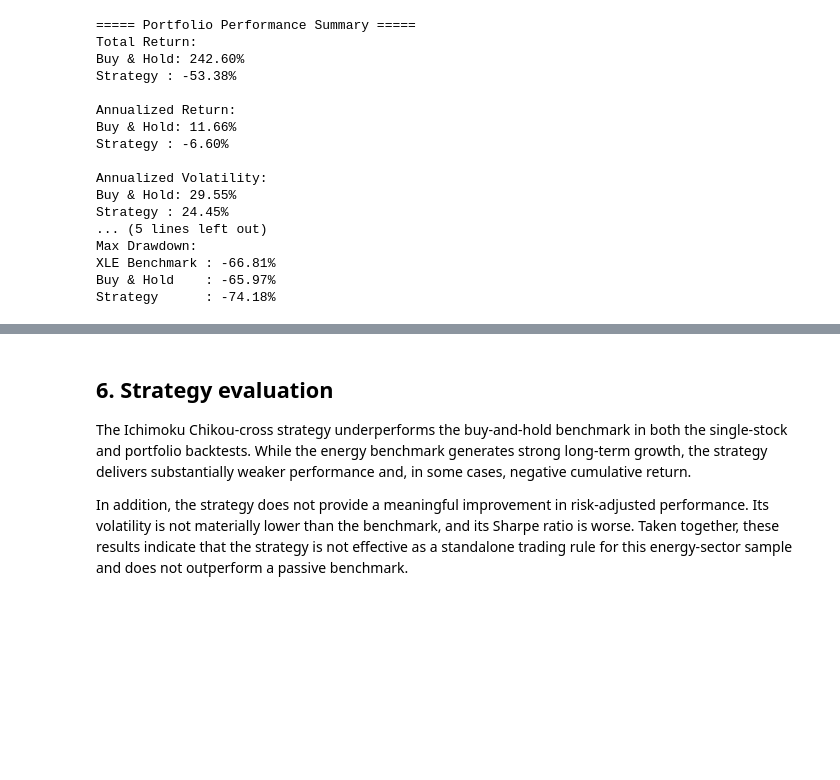
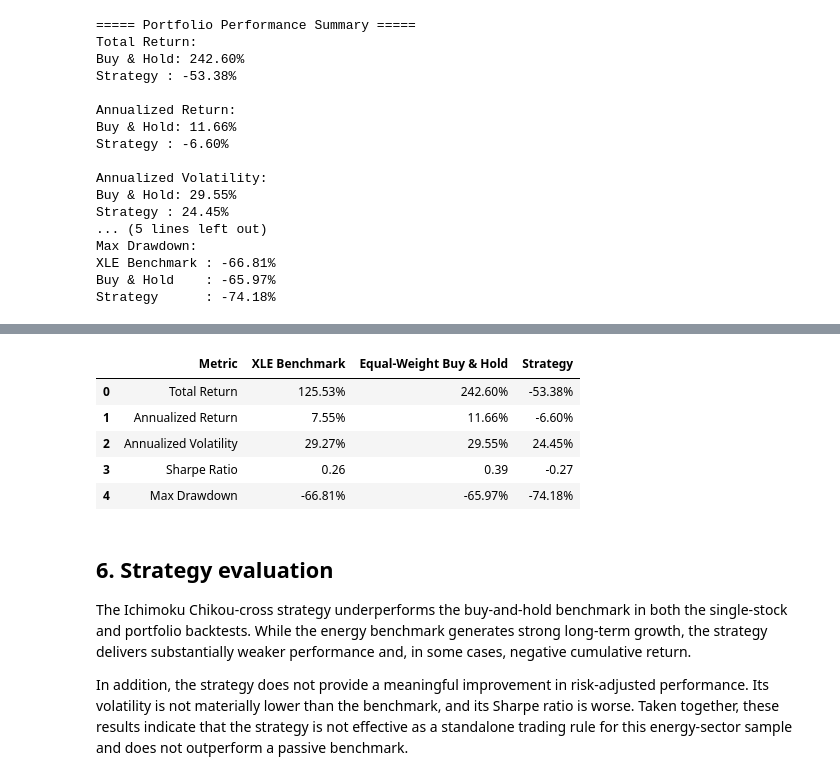
Before and after one commit to kangcheng-lin/energy-sector-ichimoku-backtest, a Jupyter notebook: ichimoku_energy_backtest.ipynb, the cells around one changed output, grey strips where cells are left out. Drawn from its saved outputs; the diff is of its cells as text; code cells hidden in the pictures; blank space fills up the shorter version.

```diff
--- a/ichimoku_energy_backtest.ipynb
+++ b/ichimoku_energy_backtest.ipynb
@@ -529,3 +557,27 @@ summary
+# %%
+# a better presentation
+summary_fmt = summary.copy().astype(object)
+
+pct_rows = ["Total Return", "Annualized Return", "Annualized Volatility", "Max Drawdown"]
+
+for row in pct_rows:
+    mask = summary_fmt["Metric"] == row
+    for col in ["XLE Benchmark", "Equal-Weight Buy & Hold", "Strategy"]:
+        summary_fmt.loc[mask, col] = summary_fmt.loc[mask, col].map(lambda x: f"{x*100:.2f}%")
+
+mask = summary_fmt["Metric"] == "Sharpe Ratio"
+
+for col in ["XLE Benchmark", "Equal-Weight Buy & Hold", "Strategy"]:
+    summary_fmt.loc[mask, col] = summary_fmt.loc[mask, col].map(lambda x: f"{x:.2f}")
+
+summary_fmt
+# %% [output]
+|  | Metric | XLE Benchmark | Equal-Weight Buy & Hold | Strategy |
+| 0 | Total Return | 125.53% | 242.60% | -53.38% |
+| 1 | Annualized Return | 7.55% | 11.66% | -6.60% |
+| 2 | Annualized Volatility | 29.27% | 29.55% | 24.45% |
+| 3 | Sharpe Ratio | 0.26 | 0.39 | -0.27 |
+| 4 | Max Drawdown | -66.81% | -65.97% | -74.18% |
 # %% [markdown]
 ## 6. Strategy evaluation
 
```
Also changed, not shown: parts of 2 cells of this notebook.
